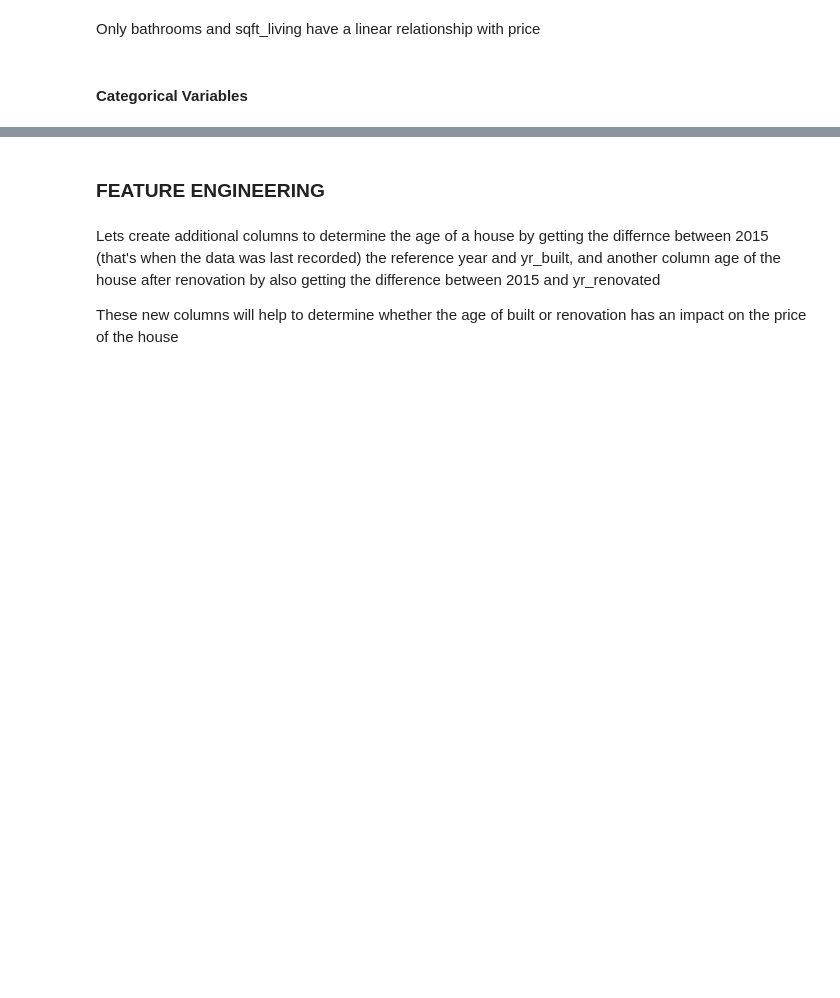
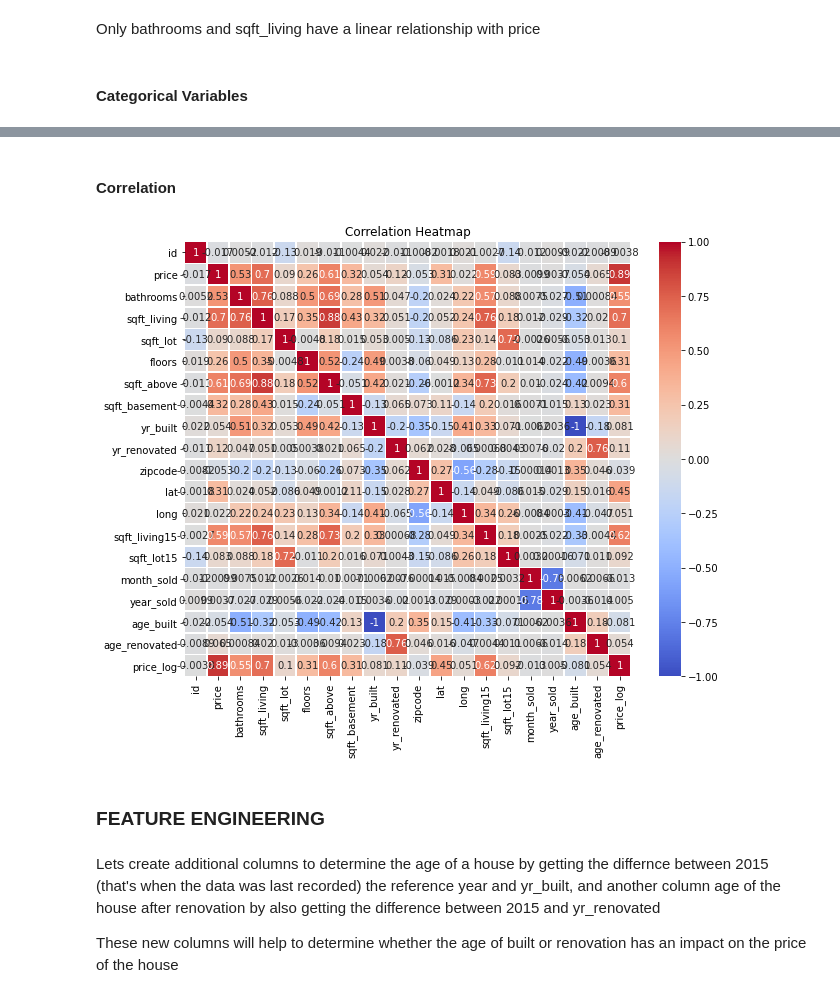
Before and after one commit to ggeorgekkariuki/Kings-Country-Housing-Project, a Jupyter notebook: student.ipynb, the cells around one changed output, grey strips where cells are left out. Drawn from its saved outputs; the diff is of its cells as text; code cells hidden in the pictures; blank space fills up the shorter version.

```diff
--- a/student.ipynb
+++ b/student.ipynb
@@ -540,3 +541,16 @@ plt.show()
+# %% [markdown]
+#### Correlation
+# %%
+# Compute correlation matrix
+corr_matrix = kc_data_df.corr()
+rounded_corr_matrix = np.round(corr_matrix, 2)
+# Plot correlation heatmap
+plt.figure(figsize=(10, 8))
+sns.heatmap(rounded_corr_matrix, annot=True, cmap='coolwarm', linewidths=.5)
+plt.title('Correlation Heatmap')
+plt.show()
+# %% [output]
+[figure, added]
 # %% [markdown]
 ### FEATURE ENGINEERING
 # %% [markdown]
```
Also changed, not shown: parts of 2 cells of this notebook.
